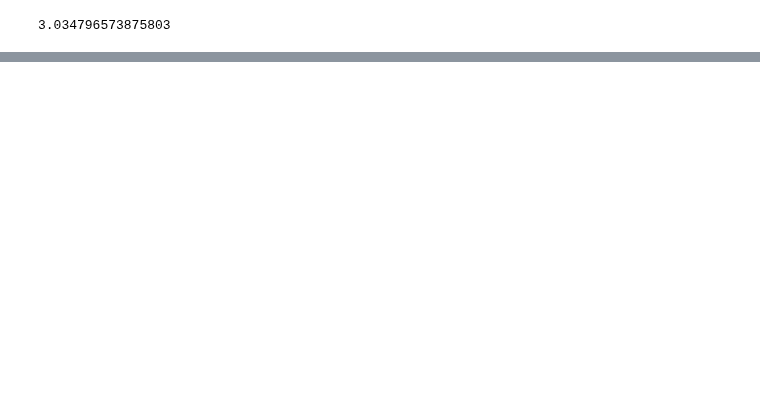
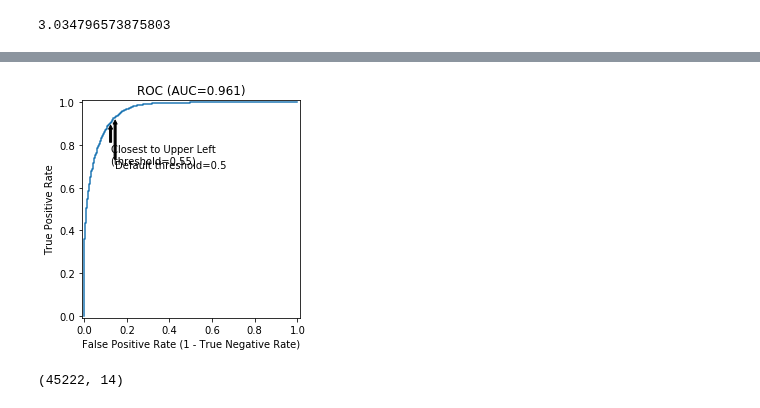
Before and after one commit to shane-kercheval/udacity, a Jupyter notebook: data_scientist_nanodegree/projects/p1_charityml/custom/oo-learning tuning XGB.ipynb, the cells around one changed output, grey strips where cells are left out. Cells and saved outputs as stored; diff of their text form; code cells hidden in the pictures; blank space fills up the shorter version.

```diff
--- a/data_scientist_nanodegree/projects/p1_charityml/custom/oo-learning tuning XGB.ipynb
+++ b/data_scientist_nanodegree/projects/p1_charityml/custom/oo-learning tuning XGB.ipynb
@@ -138,0 +187,13 @@ tuner.results.plot_resampled_scores(score_name='BINARY_AUC')
+# %%
+decorator = oo.TwoClassThresholdDecorator(parallelization_cores=0)
+resampler = oo.RepeatedCrossValidationResampler(
+    model=final_model.clonbe(),
+    transformations=[t.clone() for t in final_transformations],
+    scores=[s.clone() for s in score_list],
+    folds=5,  # 5 folds with 5 repeats
+    repeats=1,
+    fold_decorators=[decorator])
+resampler.resample(data_x=explore.dataset.drop(columns=target_variable),
+                   data_y=explore.dataset[target_variable],
+                   hyper_params=final_hyper_param_object.clone())
+ideal_threshold = np.mean(decorator.roc_ideal_thresholds)
@@ -138,0 +204,14 @@ tuner.results.plot_resampled_scores(score_name='BINARY_AUC')
+# %%
+# use the ideal threshold for the evaluator in order to view ROC
+evaluator = oo.TwoClassProbabilityEvaluator(converter=
+                    oo.TwoClassThresholdConverter(threshold=ideal_threshold,  # ideal threshold
+                                                  positive_class=positive_class))
+
+trainer = oo.ModelTrainer(model=final_model.clone(),
+                          model_transformations=[t.clone() for t in final_transformations],
+                          splitter=None,  # don't split, train on all data
+                          evaluator=evaluator,
+                          scores=[s.clone() for s in score_list])
+trainer.train(data=explore.dataset, target_variable=target_variable, hyper_params=final_hyper_param_object.clone())
+
+trainer.training_evaluator.all_quality_metrics
@@ -138,0 +236,10 @@ tuner.results.plot_resampled_scores(score_name='BINARY_AUC')
+# %%
+trainer.training_evaluator.plot_roc_curve()
+# %% [output]
+[figure, added]
+# %%
+csv_file = '../test_census.csv'
+test_dataset = pd.read_csv(csv_file)
+test_dataset.shape
+# %% [output]
+(45222, 14)
```
Also changed, not shown: parts of 15 cells of this notebook, 4 other files.
